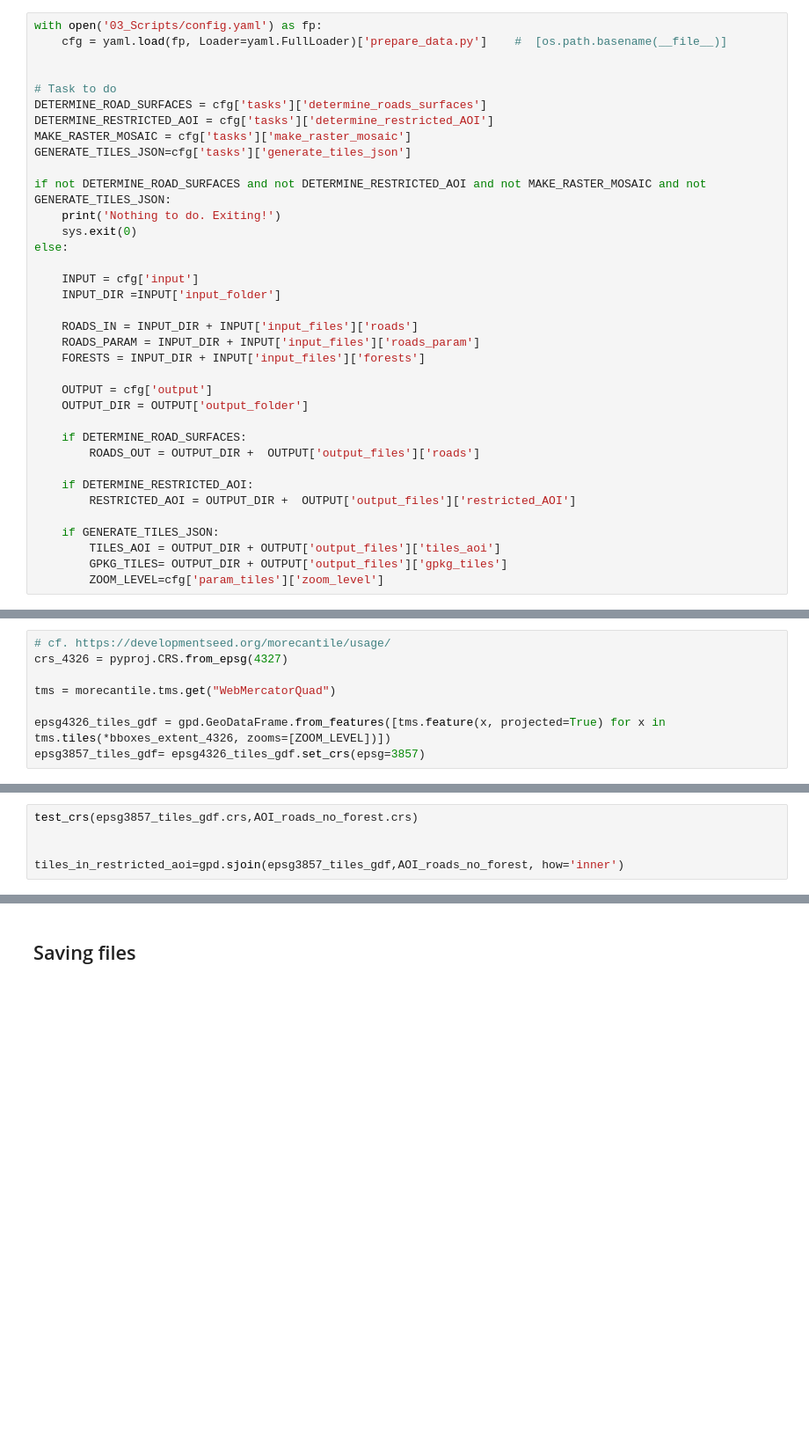
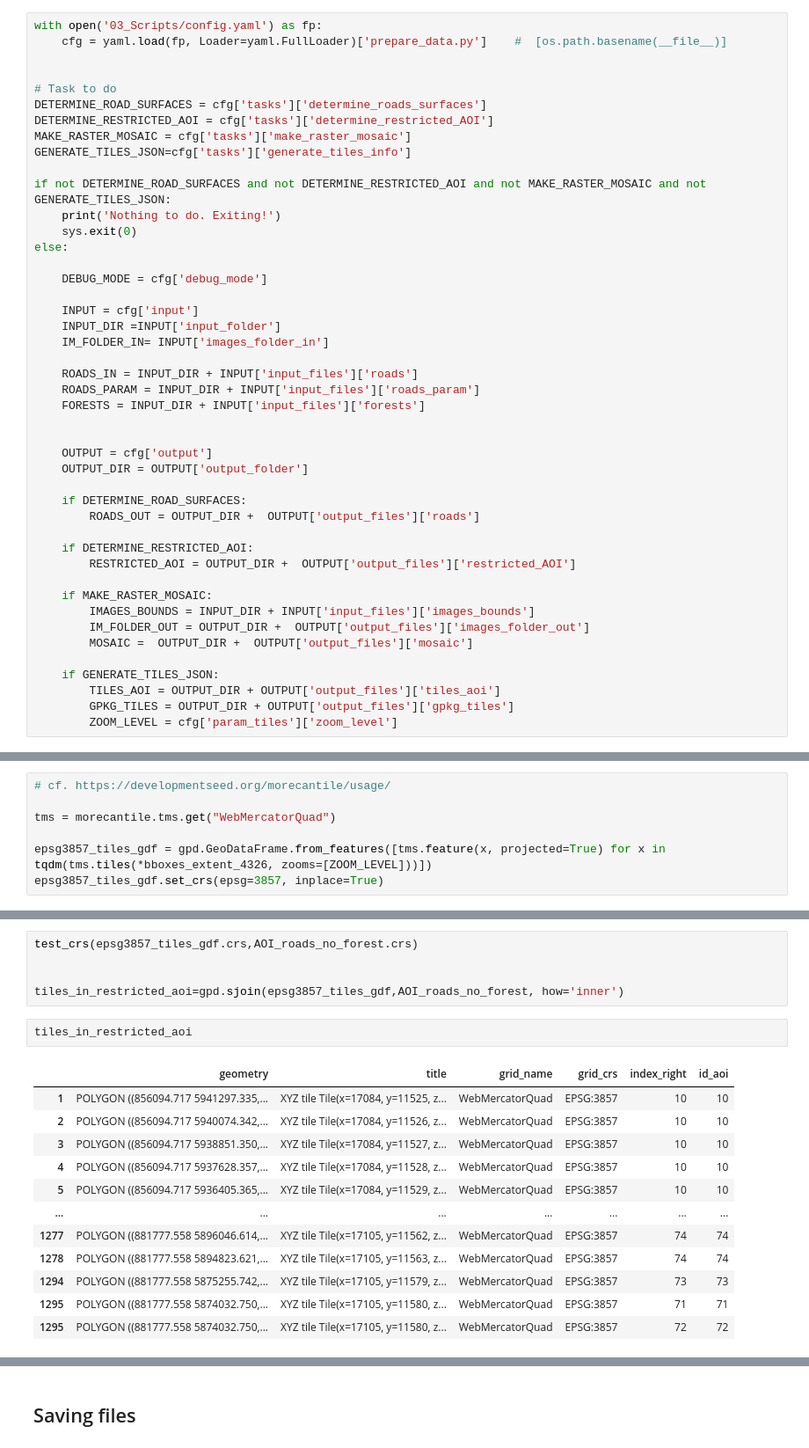
Before and after one commit to swiss-territorial-data-lab/proj-roadsurf, a Jupyter notebook: 03_Scripts/prepare_data.ipynb, the cells around one changed output, grey strips where cells are left out. Shown at 88% size. Saved outputs shown, nothing was run; the diff lists cells and outputs as text; blank space fills up the shorter version.

```diff
--- a/03_Scripts/prepare_data.ipynb
+++ b/03_Scripts/prepare_data.ipynb
@@ -27,19 +36,23 @@ with open('03_Scripts/config.yaml') as fp:
 DETERMINE_ROAD_SURFACES = cfg['tasks']['determine_roads_surfaces']
 DETERMINE_RESTRICTED_AOI = cfg['tasks']['determine_restricted_AOI']
 MAKE_RASTER_MOSAIC = cfg['tasks']['make_raster_mosaic']
-GENERATE_TILES_JSON=cfg['tasks']['generate_tiles_json']
+GENERATE_TILES_JSON=cfg['tasks']['generate_tiles_info']
 
 if not DETERMINE_ROAD_SURFACES and not DETERMINE_RESTRICTED_AOI and not MAKE_RASTER_MOSAIC and not GENERATE_TILES_JSON:
     print('Nothing to do. Exiting!')
     sys.exit(0)
 else:
 
+    DEBUG_MODE = cfg['debug_mode']
+
     INPUT = cfg['input']
     INPUT_DIR =INPUT['input_folder']
+    IM_FOLDER_IN= INPUT['images_folder_in']
 
     ROADS_IN = INPUT_DIR + INPUT['input_files']['roads']
     ROADS_PARAM = INPUT_DIR + INPUT['input_files']['roads_param']
     FORESTS = INPUT_DIR + INPUT['input_files']['forests']
+
 
     OUTPUT = cfg['output']
     OUTPUT_DIR = OUTPUT['output_folder']
@@ -50,10 +63,15 @@ else:
     if DETERMINE_RESTRICTED_AOI:
         RESTRICTED_AOI = OUTPUT_DIR +  OUTPUT['output_files']['restricted_AOI']
 
+    if MAKE_RASTER_MOSAIC:
+        IMAGES_BOUNDS = INPUT_DIR + INPUT['input_files']['images_bounds']
+        IM_FOLDER_OUT = OUTPUT_DIR +  OUTPUT['output_files']['images_folder_out']
+        MOSAIC =  OUTPUT_DIR +  OUTPUT['output_files']['mosaic']
+
     if GENERATE_TILES_JSON:
         TILES_AOI = OUTPUT_DIR + OUTPUT['output_files']['tiles_aoi']
-        GPKG_TILES= OUTPUT_DIR + OUTPUT['output_files']['gpkg_tiles']
-        ZOOM_LEVEL=cfg['param_tiles']['zoom_level']
+        GPKG_TILES = OUTPUT_DIR + OUTPUT['output_files']['gpkg_tiles']
+        ZOOM_LEVEL = cfg['param_tiles']['zoom_level']
 # %% [markdown]
 # Define functions
 # %%
@@ -306,9 +464,8 @@ if not DETERMINE_RESTRICTED_AOI:
 bboxes_extent_4326=AOI_roads_no_forest.to_crs(epsg=4326).unary_union.bounds
 # %%
 # cf. https://developmentseed.org/morecantile/usage/
-crs_4326 = pyproj.CRS.from_epsg(4327)
 
 tms = morecantile.tms.get("WebMercatorQuad")
 
-epsg4326_tiles_gdf = gpd.GeoDataFrame.from_features([tms.feature(x, projected=True) for x in tms.tiles(*bboxes_extent_4326, zooms=[ZOOM_LEVEL])])
-epsg3857_tiles_gdf= epsg4326_tiles_gdf.set_crs(epsg=3857)
+epsg3857_tiles_gdf = gpd.GeoDataFrame.from_features([tms.feature(x, projected=True) for x in tqdm(tms.tiles(*bboxes_extent_4326, zooms=[ZOOM_LEVEL]))])
+epsg3857_tiles_gdf.set_crs(epsg=3857, inplace=True)
@@ -320,3 +491,18 @@ test_crs(epsg3857_tiles_gdf.crs,AOI_roads_no_forest.crs)
 
 
 tiles_in_restricted_aoi=gpd.sjoin(epsg3857_tiles_gdf,AOI_roads_no_forest, how='inner')
+# %%
+tiles_in_restricted_aoi
+# %% [output]
+|  | geometry | title | grid_name | grid_crs | index_right | id_aoi |
+| 1 | POLYGON ((856094.717 5941297.335,... | XYZ tile Tile(x=17084, y=11525, z... | WebMercatorQuad | EPSG:3857 | 10 | 10 |
+| 2 | POLYGON ((856094.717 5940074.342,... | XYZ tile Tile(x=17084, y=11526, z... | WebMercatorQuad | EPSG:3857 | 10 | 10 |
+| 3 | POLYGON ((856094.717 5938851.350,... | XYZ tile Tile(x=17084, y=11527, z... | WebMercatorQuad | EPSG:3857 | 10 | 10 |
+| 4 | POLYGON ((856094.717 5937628.357,... | XYZ tile Tile(x=17084, y=11528, z... | WebMercatorQuad | EPSG:3857 | 10 | 10 |
+| 5 | POLYGON ((856094.717 5936405.365,... | XYZ tile Tile(x=17084, y=11529, z... | WebMercatorQuad | EPSG:3857 | 10 | 10 |
+| ... | ... | ... | ... | ... | ... | ... |
+| 1277 | POLYGON ((881777.558 5896046.614,... | XYZ tile Tile(x=17105, y=11562, z... | WebMercatorQuad | EPSG:3857 | 74 | 74 |
+| 1278 | POLYGON ((881777.558 5894823.621,... | XYZ tile Tile(x=17105, y=11563, z... | WebMercatorQuad | EPSG:3857 | 74 | 74 |
+| 1294 | POLYGON ((881777.558 5875255.742,... | XYZ tile Tile(x=17105, y=11579, z... | WebMercatorQuad | EPSG:3857 | 73 | 73 |
+| 1295 | POLYGON ((881777.558 5874032.750,... | XYZ tile Tile(x=17105, y=11580, z... | WebMercatorQuad | EPSG:3857 | 71 | 71 |
+| 1295 | POLYGON ((881777.558 5874032.750,... | XYZ tile Tile(x=17105, y=11580, z... | WebMercatorQuad | EPSG:3857 | 72 | 72 |
```
Also changed, not shown: parts of 14 cells of this notebook, 8 other files.
